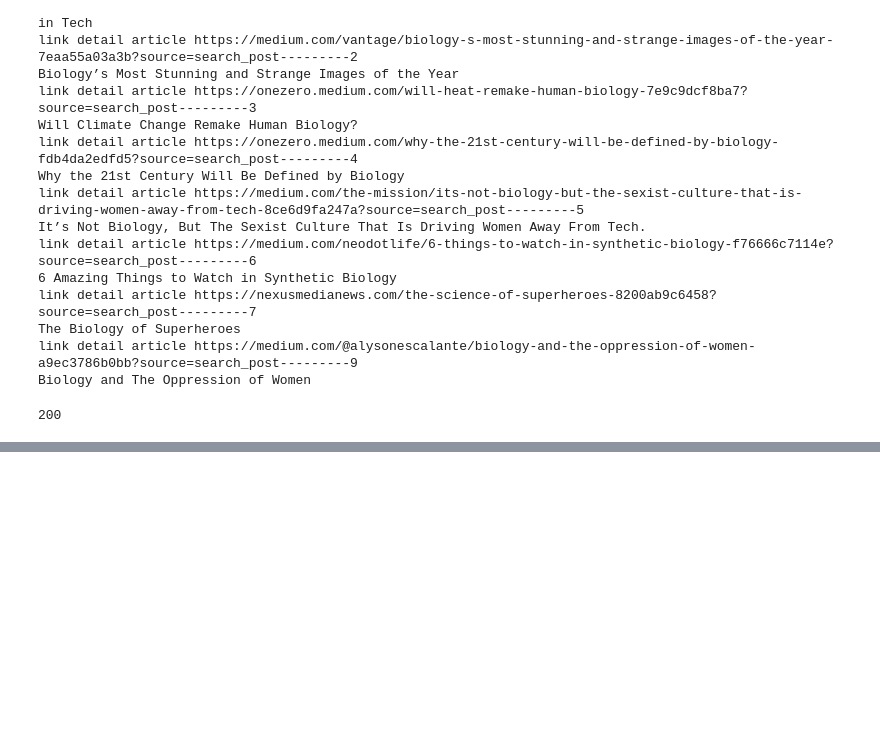
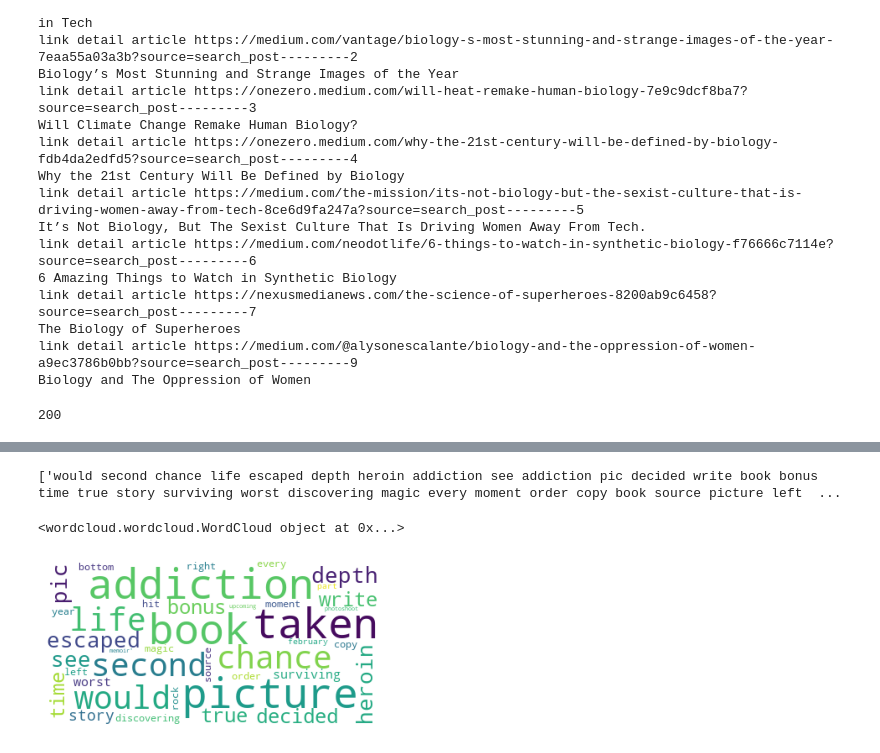
Before and after one commit to victorycq/Keyword_Extraction-GoogleColab, a Jupyter notebook: keyword_extraction.ipynb, the cells around one changed output, grey strips where cells are left out. Drawn from its saved outputs; the diff is of its cells as text; code cells hidden in the pictures; blank space fills up the shorter version.

```diff
--- a/keyword_extraction.ipynb
+++ b/keyword_extraction.ipynb
@@ -85,0 +113,53 @@ What would you do if you had a second chance at life?Having escaped from the dep
+# %%
+#Remove punctuations
+text = re.sub('[^a-zA-Z]', ' ', content)
+
+#Convert to lowercase
+text = text.lower()
+
+#remove tags
+text=re.sub("&lt;/?.*?&gt;"," &lt;&gt; ",text)
+
+# remove special characters and digits
+text=re.sub("(\\d|\\W)+"," ",text)
+
+##Convert to list from string
+text = text.split()
+
+##Stemming
+ps=PorterStemmer()
+#Lemmatisation
+lem = WordNetLemmatizer()
+text = [lem.lemmatize(word) for word in text if not word in
+       stop_words]
+text = " ".join(text)
+corpus = []
+corpus.append(text)
+# %%
+#View corpus item
+print(corpus)
+# %% [output]
+['would second chance life escaped depth heroin addiction see addiction pic decided write book bonus time true story surviving worst discovering magic every moment order copy book source picture left  ...
+# %%
+#Word cloud
+from os import path
+from PIL import Image
+from wordcloud import WordCloud, STOPWORDS, ImageColorGenerator
+import matplotlib.pyplot as plt
+% matplotlib inline
+wordcloud = WordCloud(
+                          background_color='white',
+                          stopwords=stop_words,
+                          max_words=100,
+                          max_font_size=50,
+                          random_state=42
+                         ).generate(str(corpus))
+print(wordcloud)
+fig = plt.figure(1)
+plt.imshow(wordcloud)
+plt.axis('off')
+plt.show()
+fig.savefig("word1.png", dpi=900)
+# %% [output]
+<wordcloud.wordcloud.WordCloud object at 0x...>
+[figure, added]
```
Also changed, not shown: parts of 12 cells of this notebook.
